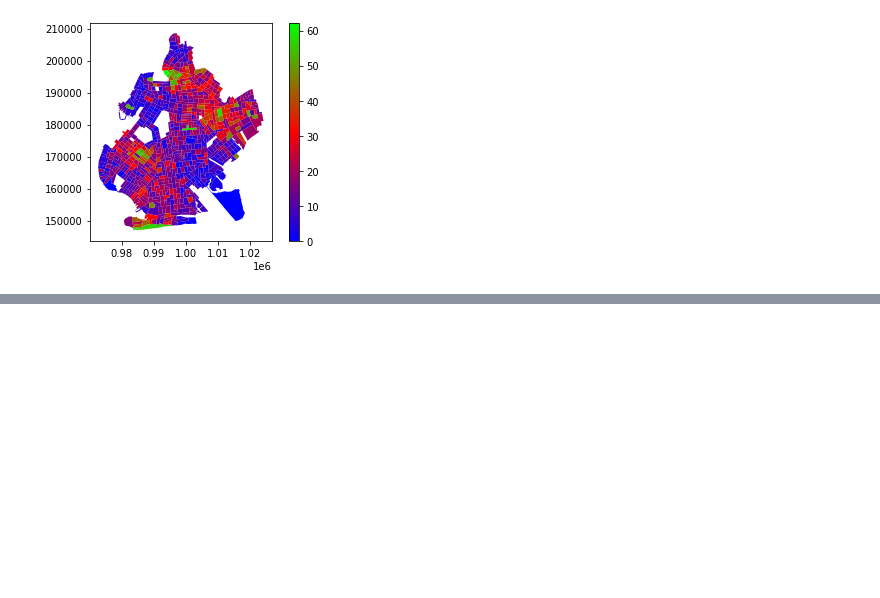
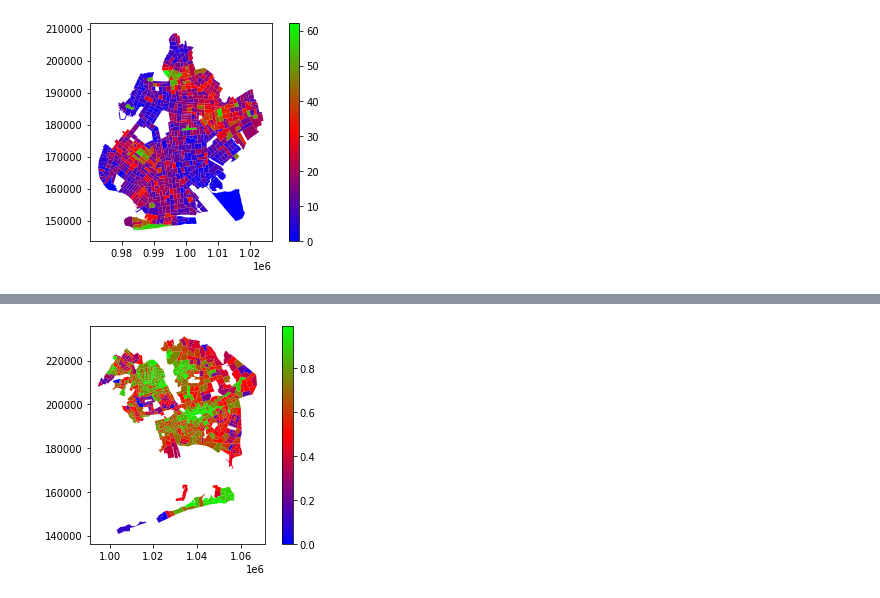
Before and after one commit to KennethA32/Living_Shorelines, a Jupyter notebook: living_shoreline.ipynb, the cells around one changed output, grey strips where cells are left out. Saved outputs shown, nothing was run; the diff lists cells and outputs as text; code cells hidden in the pictures; blank space fills up the shorter version.

```diff
--- a/living_shoreline.ipynb
+++ b/living_shoreline.ipynb
@@ -150,0 +169,4 @@ test
+# %%
+boro_plotter2(gpd = nyc_vuln_gpd, boro = 'Queens', var = 'RPL_THEMES' )
+# %% [output]
+[figure, added]
```
Also changed, not shown: parts of 13 cells of this notebook.
